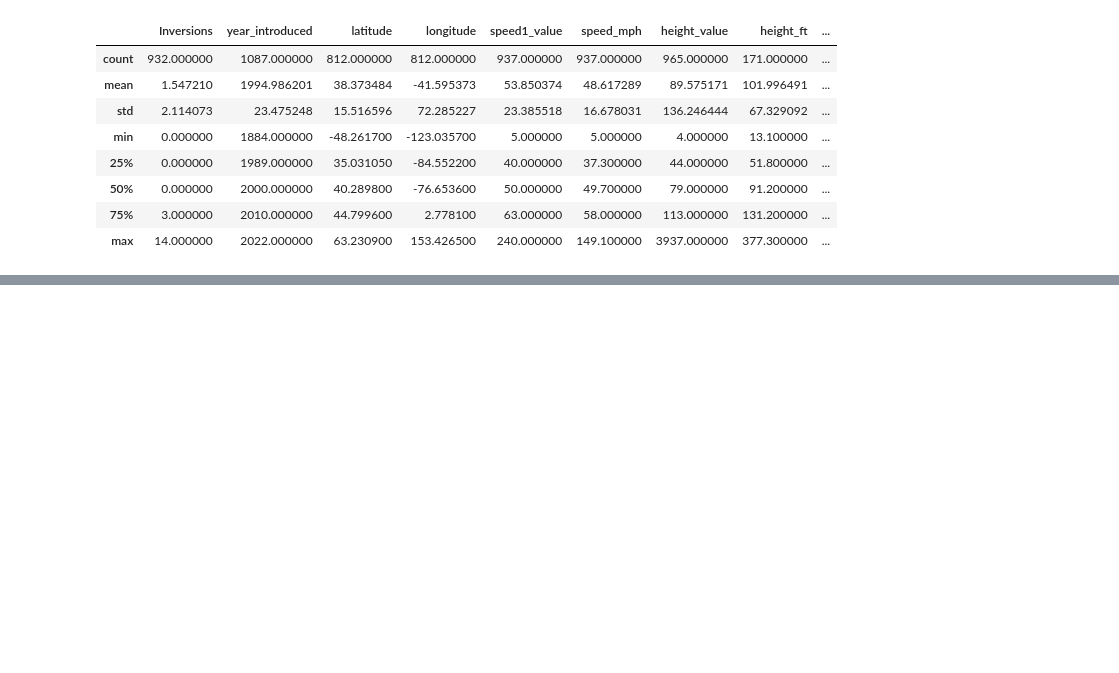
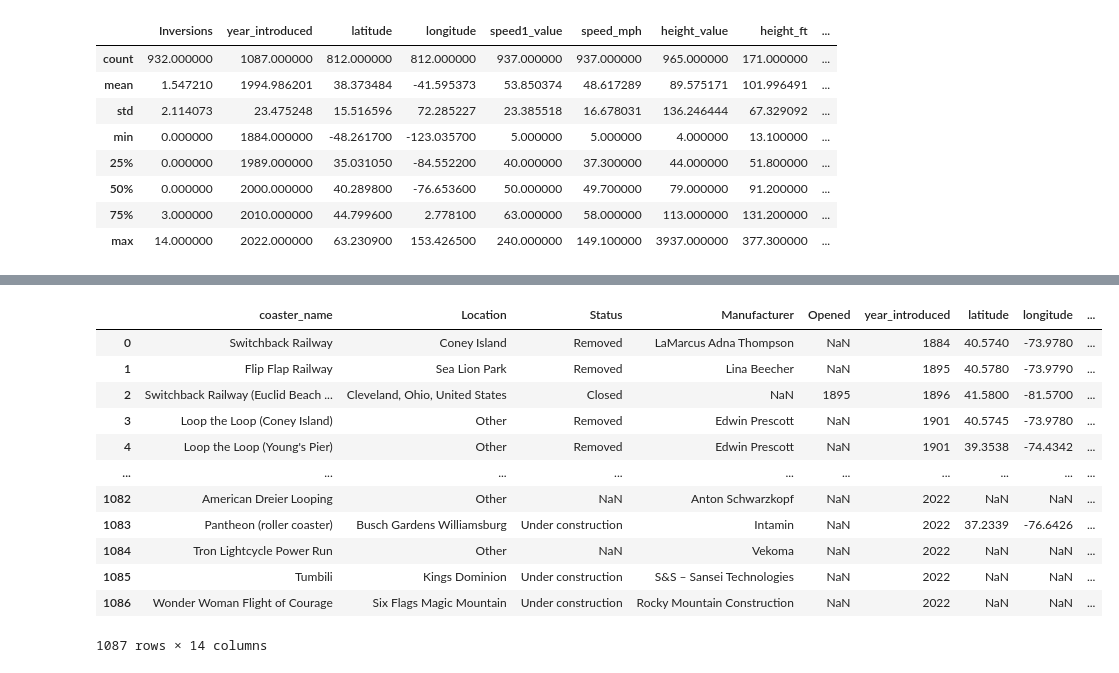
Before and after one commit to amrith-r-naik/MIT-Internship, a Jupyter notebook: EDA.ipynb, the cells around one changed output, grey strips where cells are left out. Saved outputs shown, nothing was run; the diff lists cells and outputs as text; code cells hidden in the pictures; blank space fills up the shorter version.

```diff
--- a/EDA.ipynb
+++ b/EDA.ipynb
@@ -81,0 +91,39 @@ df.describe()
+# %%
+df = df[['coaster_name',
+    #'Length', 'Speed',
+    'Location', 'Status',
+    # 'Opening date','Type',
+     'Manufacturer',
+    #  'Height restriction', 'Model', 'Height',
+    #   'Inversions', 'Lift/launch system', 'Cost', 'Trains', 'Park section',
+    #    'Duration', 'Capacity', 'G-force', 'Designer', 'Max vertical angle',
+    #    'Drop', 'Soft opening date', 'Fast Lane available', 'Replaced',
+    #    'Track layout', 'Fastrack available', 'Soft opening date.1',
+    #    'Closing date',
+    'Opened',
+    #  'Replaced by', 'Website',
+    #    'Flash Pass Available', 'Must transfer from wheelchair', 'Theme',
+    #    'Single rider line available', 'Restraint Style',
+    #    'Flash Pass available', 'Acceleration', 'Restraints', 'Name',
+       'year_introduced', 'latitude', 'longitude', 'Type_Main',
+       'opening_date_clean',
+    #    'speed1', 'speed2', 'speed1_value', 'speed1_unit',
+       'speed_mph',
+    #    'height_value', 'height_unit',
+    'height_ft',
+       'Inversions_clean', 'Gforce_clean']].copy()
+df
+# %% [output]
+|  | coaster_name | Location | Status | Manufacturer | Opened | year_introduced | latitude | longitude | ... |
+| 0 | Switchback Railway | Coney Island | Removed | LaMarcus Adna Thompson | NaN | 1884 | 40.5740 | -73.9780 | ... |
+| 1 | Flip Flap Railway | Sea Lion Park | Removed | Lina Beecher | NaN | 1895 | 40.5780 | -73.9790 | ... |
+| 2 | Switchback Railway (Euclid Beach ... | Cleveland, Ohio, United States | Closed | NaN | 1895 | 1896 | 41.5800 | -81.5700 | ... |
+| 3 | Loop the Loop (Coney Island) | Other | Removed | Edwin Prescott | NaN | 1901 | 40.5745 | -73.9780 | ... |
+| 4 | Loop the Loop (Young's Pier) | Other | Removed | Edwin Prescott | NaN | 1901 | 39.3538 | -74.4342 | ... |
+| ... | ... | ... | ... | ... | ... | ... | ... | ... | ... |
+| 1082 | American Dreier Looping | Other | NaN | Anton Schwarzkopf | NaN | 2022 | NaN | NaN | ... |
+| 1083 | Pantheon (roller coaster) | Busch Gardens Williamsburg | Under construction | Intamin | NaN | 2022 | 37.2339 | -76.6426 | ... |
+| 1084 | Tron Lightcycle Power Run | Other | NaN | Vekoma | NaN | 2022 | NaN | NaN | ... |
+| 1085 | Tumbili | Kings Dominion | Under construction | S&S – Sansei Technologies | NaN | 2022 | NaN | NaN | ... |
+| 1086 | Wonder Woman Flight of Courage | Six Flags Magic Mountain | Under construction | Rocky Mountain Construction | NaN | 2022 | NaN | NaN | ... |
+1087 rows × 14 columns
```
Also changed, not shown: parts of 11 cells of this notebook.
